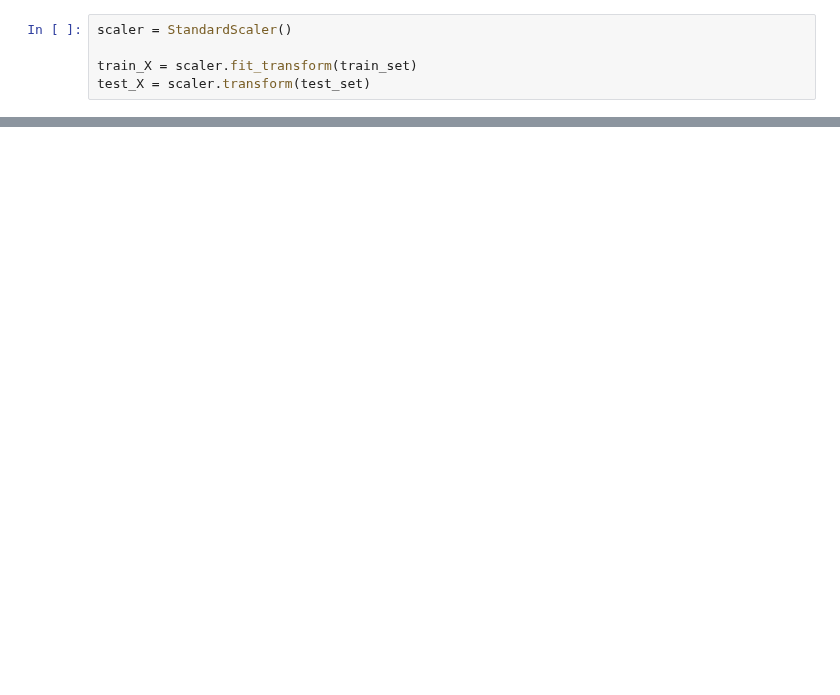
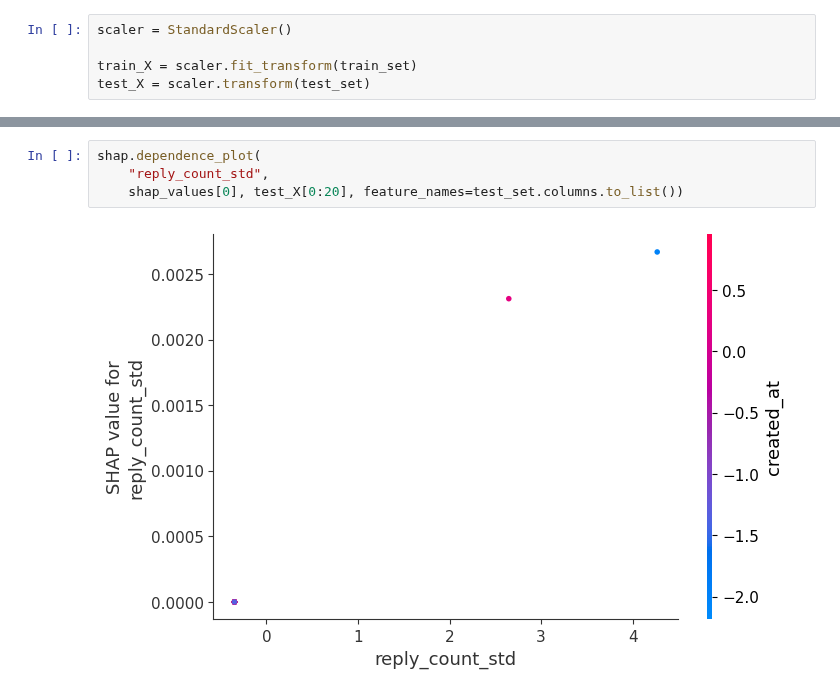
Before and after one commit to Andrew-Wyn/Data_Mining_22_23, a Jupyter notebook: svm_xai.ipynb, the cells around one changed output, grey strips where cells are left out. Saved outputs shown, nothing was run; the diff lists cells and outputs as text; blank space fills up the shorter version.

```diff
--- a/svm_xai.ipynb
+++ b/svm_xai.ipynb
@@ -92,0 +106,6 @@ AttributeError: 'Kernel' object has no attribute 'shap_interaction_values'
+# %%
+shap.dependence_plot(
+    "reply_count_std",
+    shap_values[0], test_X[0:20], feature_names=test_set.columns.to_list())
+# %% [output]
+[figure, added]
```
Also changed, not shown: parts of 18 cells of this notebook, 2 other files.
